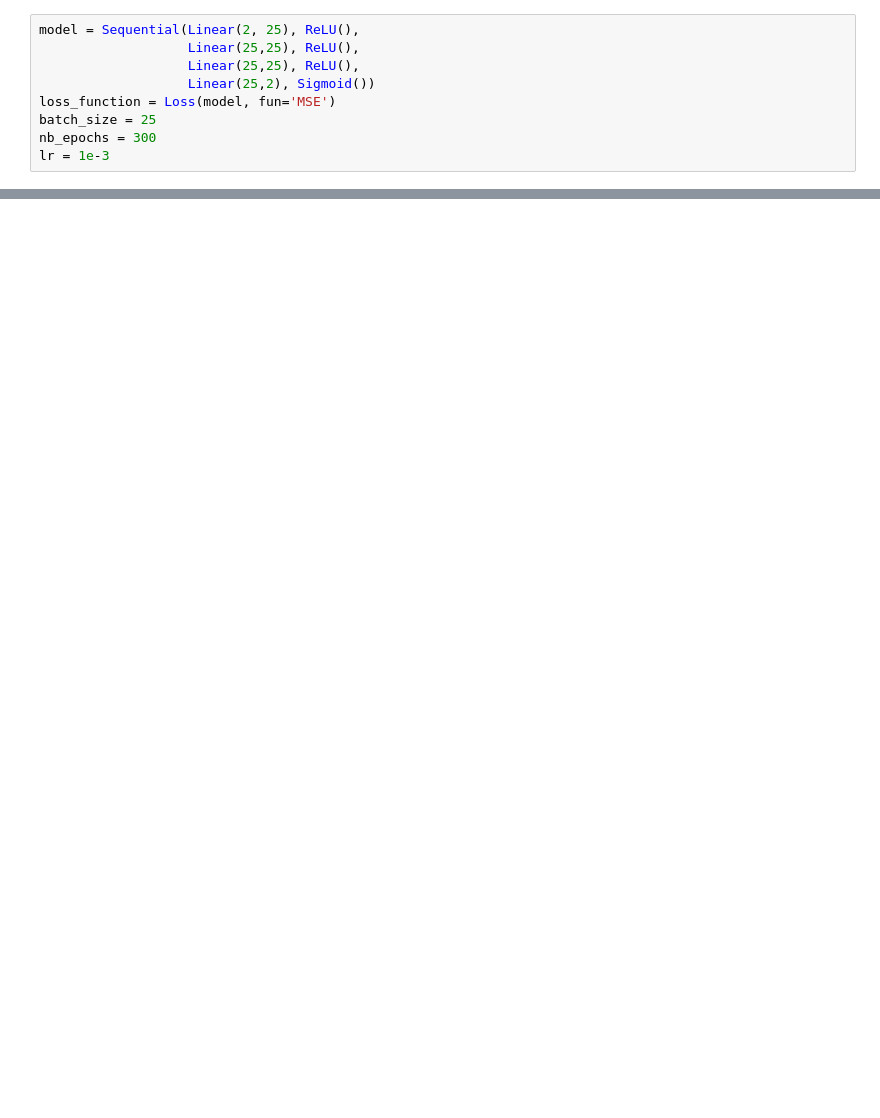
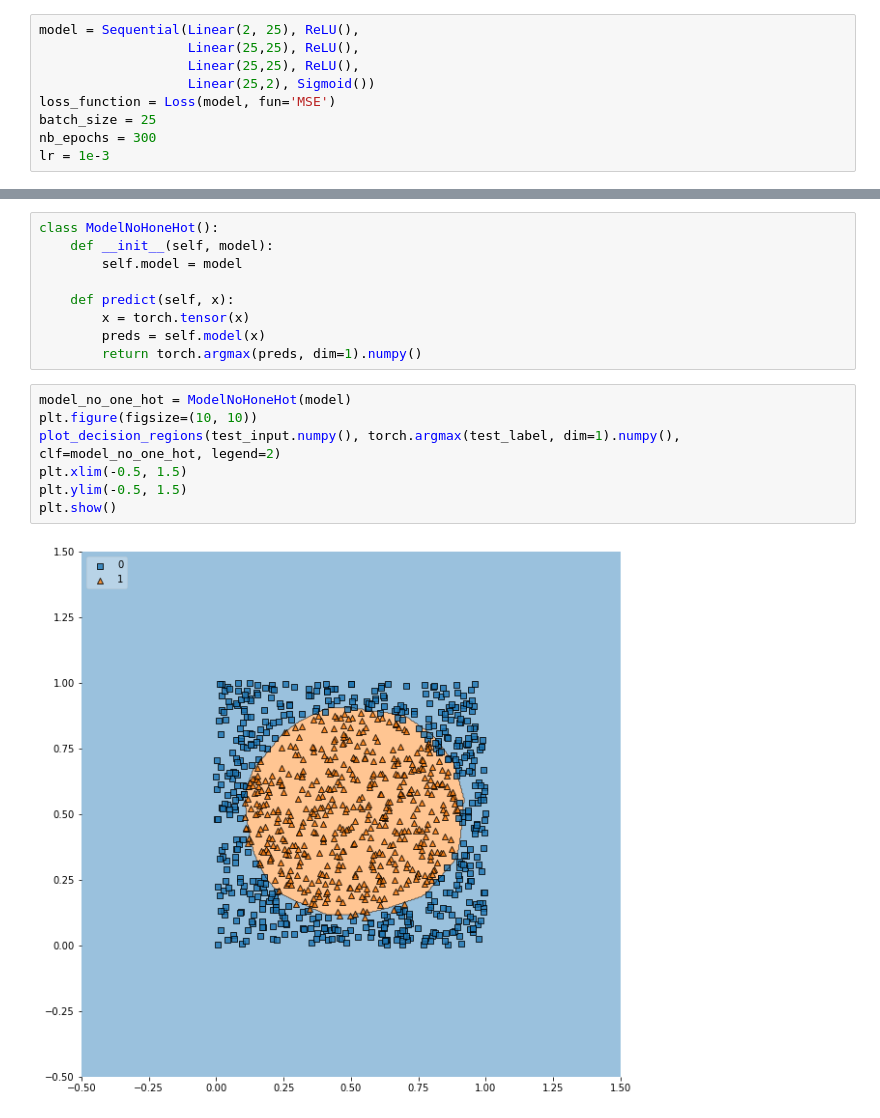
Before and after one commit to riccardocadei/deeplearning-framework, a Jupyter notebook: main.ipynb, the cells around one changed output, grey strips where cells are left out. Cells and saved outputs as stored; diff of their text form; blank space fills up the shorter version.

Commit message:
created test.py, plot of decision regions

```diff
--- a/main.ipynb
+++ b/main.ipynb
@@ -53,0 +55,18 @@ Test Error: 2.4%
+# %%
+class ModelNoHoneHot():
+    def __init__(self, model):
+        self.model = model
+
+    def predict(self, x):
+        x = torch.tensor(x)
+        preds = self.model(x)
+        return torch.argmax(preds, dim=1).numpy()
+# %%
+model_no_one_hot = ModelNoHoneHot(model)
+plt.figure(figsize=(10, 10))
+plot_decision_regions(test_input.numpy(), torch.argmax(test_label, dim=1).numpy(), clf=model_no_one_hot, legend=2)
+plt.xlim(-0.5, 1.5)
+plt.ylim(-0.5, 1.5)
+plt.show()
+# %% [output]
+[figure, added]
```
Also changed, not shown: parts of 4 cells of this notebook, 3 other files.
